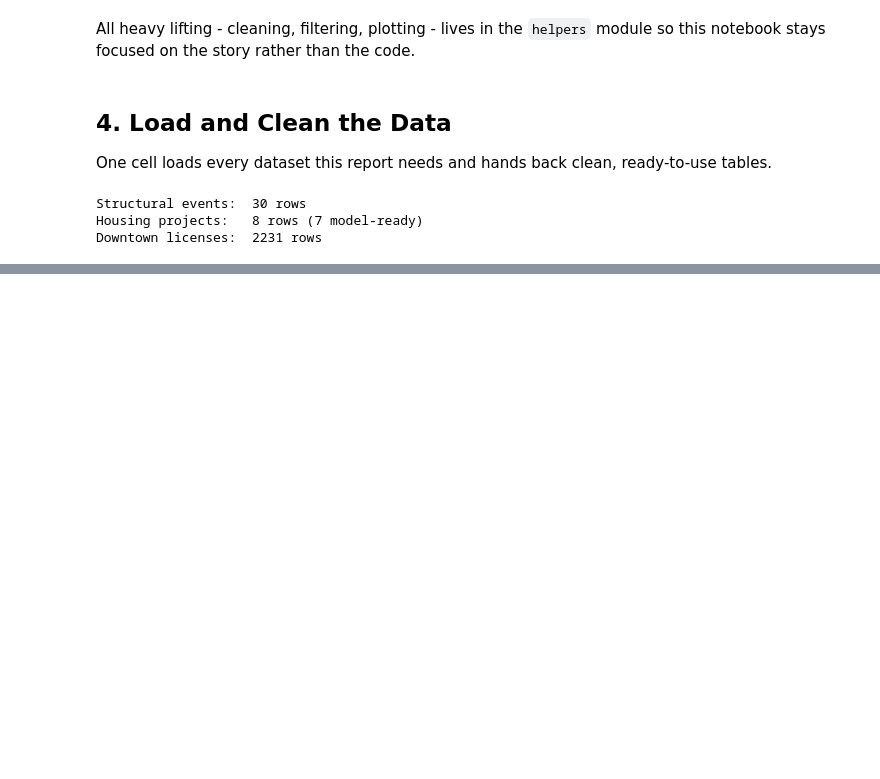
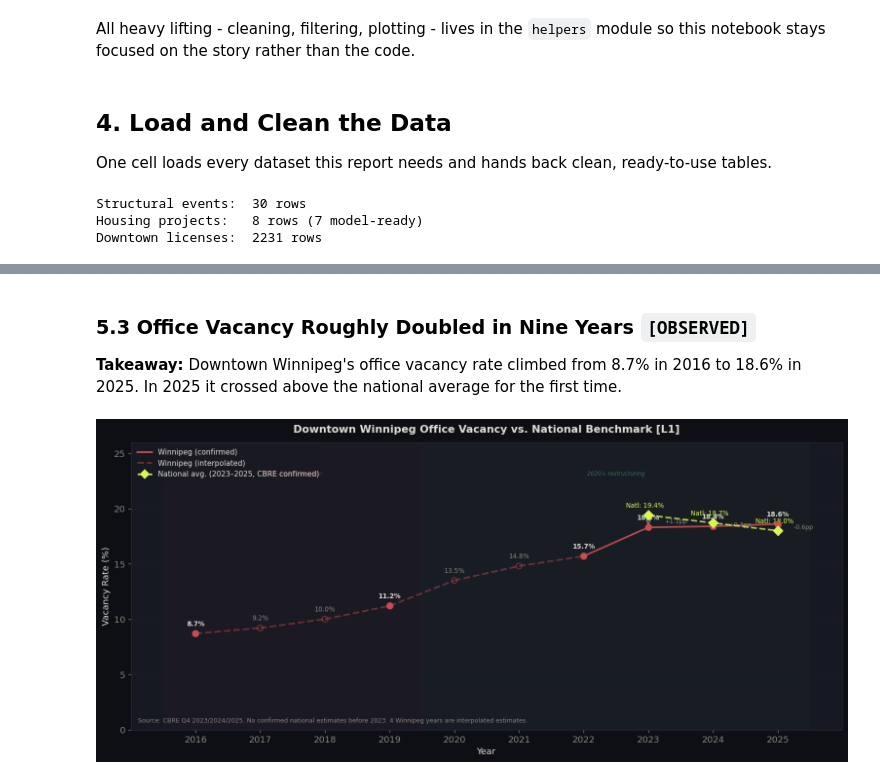
Before and after one commit to rynetroy/comp-2040-project-3, a Jupyter notebook: notebooks/stakeholder_report.ipynb, the cells around one changed output, grey strips where cells are left out. Drawn from its saved outputs; the diff is of its cells as text; code cells hidden in the pictures; blank space fills up the shorter version.

```diff
--- a/notebooks/stakeholder_report.ipynb
+++ b/notebooks/stakeholder_report.ipynb
@@ -114,0 +173,18 @@ Downtown licenses:  2231 rows
+# %% [markdown]
+### 5.3 Office Vacancy Roughly Doubled in Nine Years `[OBSERVED]`
+
+**Takeaway:** Downtown Winnipeg's office vacancy rate climbed from 8.7% in 2016 to 18.6% in 2025. In 2025 it crossed above the national average for the first time.
+# %%
+wpg_df, nat_df = prepare_vacancy_benchmark_data()
+
+fig, ax = plot_vacancy_benchmark(
+    wpg_df,
+    nat_df,
+    decline_color="#c44e52",
+    growth_color="#55a868",
+    accent_color="#DAF854"
+)
+
+plt.show()
+# %% [output]
+[figure, added]
```
Also changed, not shown: parts of 17 cells of this notebook.
